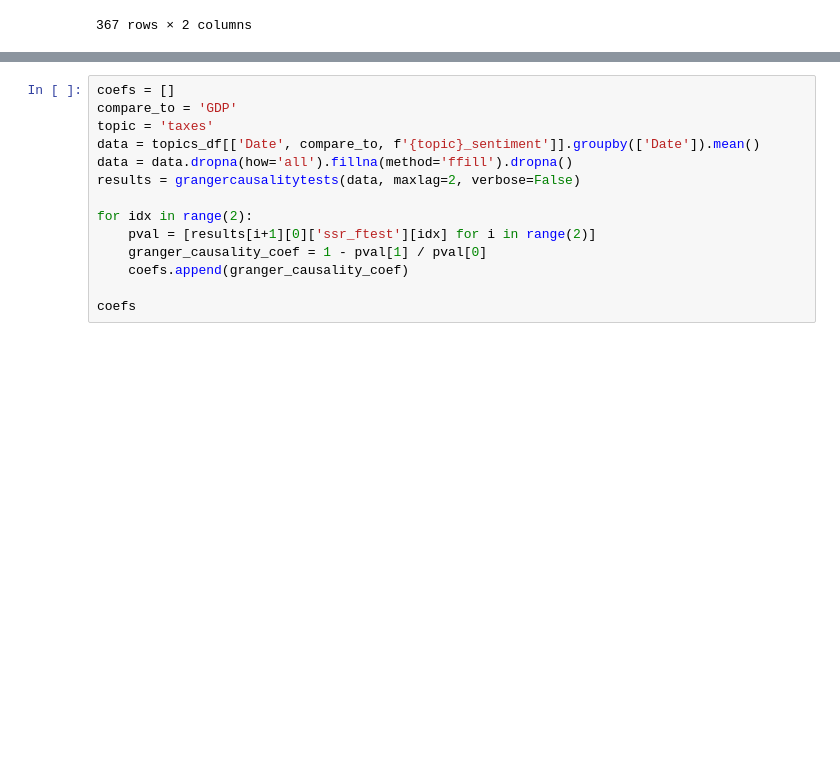
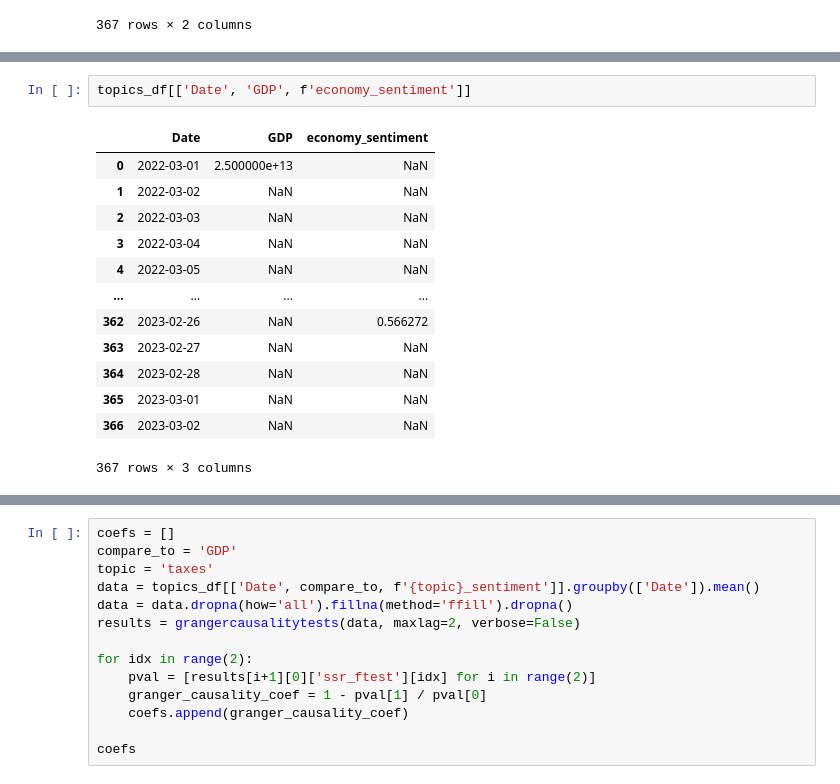
Before and after one commit to danielosetiawan/NLP_sentiment_analysis, a Jupyter notebook: Plotly - Sentiment v. Stock & Topics.ipynb, the cells around one changed output, grey strips where cells are left out. Cells and saved outputs as stored; diff of their text form; blank space fills up the shorter version.

```diff
--- a/Plotly - Sentiment v. Stock & Topics.ipynb
+++ b/Plotly - Sentiment v. Stock & Topics.ipynb
@@ -516,0 +579,16 @@ data
+# %%
+topics_df[['Date', 'GDP', f'economy_sentiment']]
+# %% [output]
+|  | Date | GDP | economy_sentiment |
+| 0 | 2022-03-01 | 2.500000e+13 | NaN |
+| 1 | 2022-03-02 | NaN | NaN |
+| 2 | 2022-03-03 | NaN | NaN |
+| 3 | 2022-03-04 | NaN | NaN |
+| 4 | 2022-03-05 | NaN | NaN |
+| ... | ... | ... | ... |
+| 362 | 2023-02-26 | NaN | 0.566272 |
+| 363 | 2023-02-27 | NaN | NaN |
+| 364 | 2023-02-28 | NaN | NaN |
+| 365 | 2023-03-01 | NaN | NaN |
+| 366 | 2023-03-02 | NaN | NaN |
+367 rows × 3 columns
```
Also changed, not shown: parts of 10 cells of this notebook, 29 other files.
